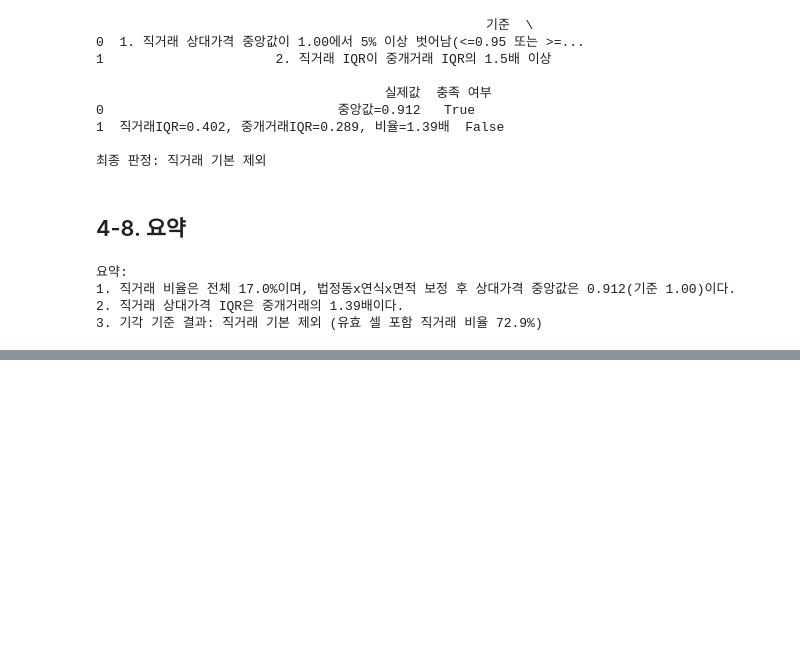
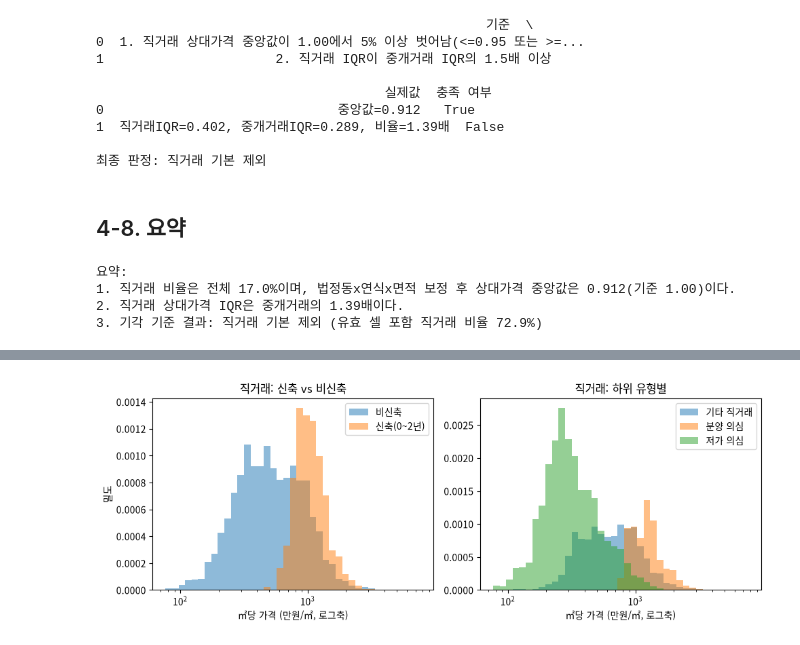
Before and after one commit to Simon-Beck12/npl-el, a Jupyter notebook: notebooks/eda_direct_deal.ipynb, the cells around one changed output, grey strips where cells are left out. Drawn from its saved outputs; the diff is of its cells as text; code cells hidden in the pictures; blank space fills up the shorter version.

```diff
--- a/notebooks/eda_direct_deal.ipynb
+++ b/notebooks/eda_direct_deal.ipynb
@@ -337,0 +442,17 @@ print(f"3. 기각 기준 결과: {final_verdict} (유효 셀 포함 직거래
+# %%
+direct_df_full = df[df['direct_flag'] == 1].copy()
+direct_df_full['is_new'] = np.where(direct_df_full['age_bucket'] == '신축(0~2년)', '신축(0~2년)', '비신축')
+
+new_vs_old_rows = []
+for grp, sub in direct_df_full.groupby('is_new', observed=True):
+    new_vs_old_rows.append({'구분': grp, '건수': len(sub), '㎡당가격 중앙값': sub['price_per_m2'].median()})
+new_vs_old_table = pd.DataFrame(new_vs_old_rows)
+print("신축/비신축 원분포 분해 (전체 직거래 11,763건 기준)")
+print(new_vs_old_table.to_string(index=False))
+
+subtype_rows = []
+for grp, sub in direct_valid.groupby('subtype', observed=True):
+    subtype_rows.append({'구분': grp, '건수': len(sub), '㎡당가격 중앙값': sub['price_per_m2'].median()})
+subtype_raw_table = pd.DataFrame(subtype_rows)
+print("\n하위 유형별 원분포 분해 (유효 셀 직거래 8,576건 기준)")
+print(subtype_raw_table.to_string(index=False))
@@ -337,0 +470,27 @@ print(f"3. 기각 기준 결과: {final_verdict} (유효 셀 포함 직거래
+# %%
+fig, axes = plt.subplots(1, 2, figsize=(10, 3.8), dpi=100)
+
+ax = axes[0]
+bins = np.logspace(np.log10(direct_price.min()), np.log10(direct_price.max()), 40)
+for grp, sub in direct_df_full.groupby('is_new', observed=True):
+    ax.hist(sub['price_per_m2'], bins=bins, alpha=0.5, density=True, label=grp)
+ax.set_xscale('log')
+ax.set_xlabel('㎡당 가격 (만원/㎡, 로그축)')
+ax.set_ylabel('밀도')
+ax.set_title('직거래: 신축 vs 비신축')
+ax.legend()
+
+ax = axes[1]
+for grp, sub in direct_valid.groupby('subtype', observed=True):
+    ax.hist(sub['price_per_m2'], bins=bins, alpha=0.5, density=True, label=grp)
+ax.set_xscale('log')
+ax.set_xlabel('㎡당 가격 (만원/㎡, 로그축)')
+ax.set_title('직거래: 하위 유형별')
+ax.legend()
+
+fig.tight_layout()
+fig.savefig('../results/figures/exp001_extra_subtype_dist.png', dpi=100)
+plt.show()
+plt.close(fig)
+# %% [output]
+[figure, added]
```
Also changed, not shown: parts of 13 cells of this notebook, 5 other files.
